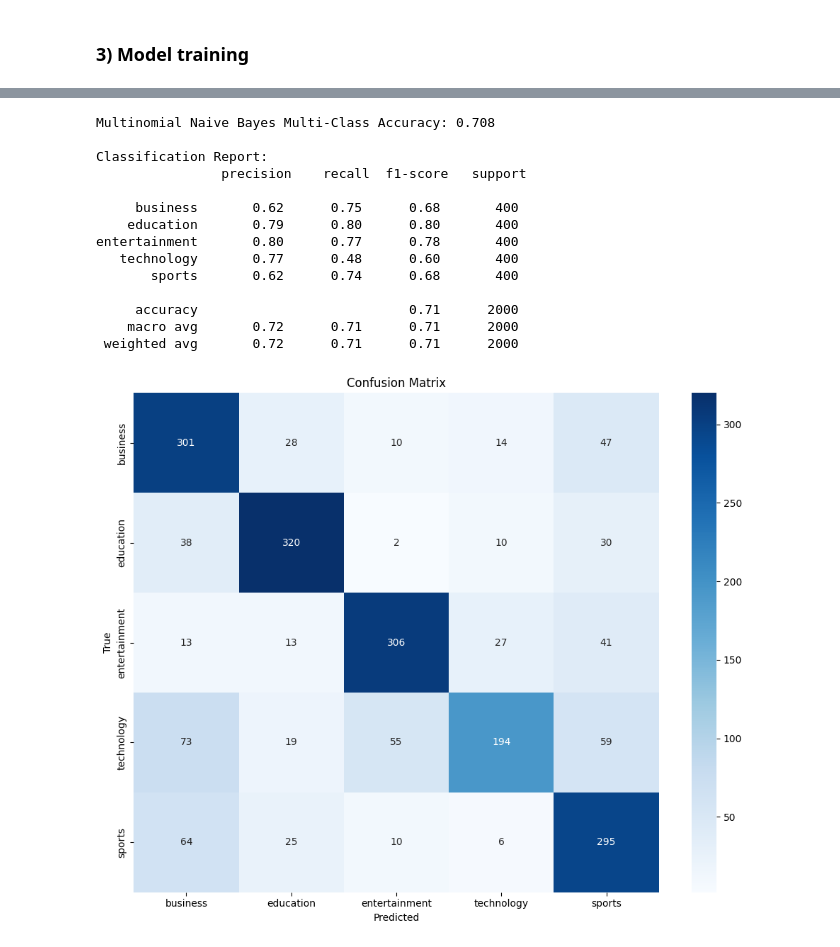
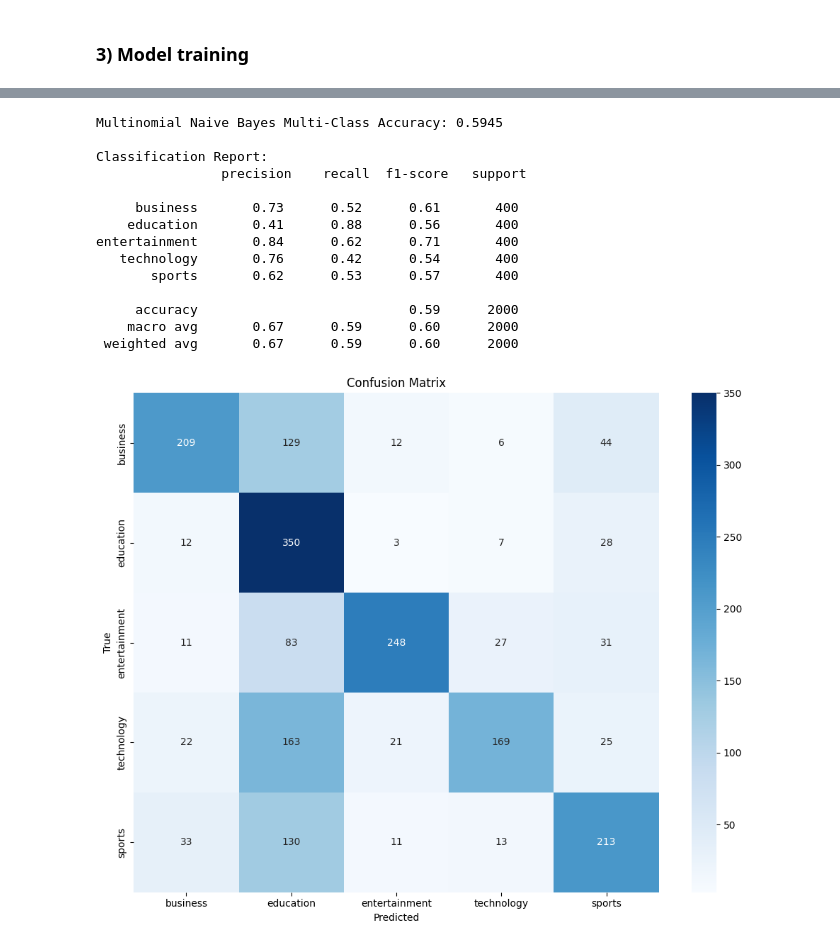
Before and after one commit to MT-Maverick/Explora_AI_Team_14_Classification_Project, a Jupyter notebook: Streamlit/notebook.ipynb, the cells around one changed output, grey strips where cells are left out. Saved outputs shown, nothing was run; the diff lists cells and outputs as text; code cells hidden in the pictures.

```diff
--- a/Streamlit/notebook.ipynb
+++ b/Streamlit/notebook.ipynb
@@ -47,7 +52,7 @@ def remove_punctuation_numbers_and_stopwords(text):
 
     word_tokens = word_tokenize(text)   #Tokenize text to find stopwords more easily
 
-    filterd_text = " ".join([w for w in word_tokens if w not in (stop_words and pun_nums)])
+    filterd_text = " ".join([w for w in word_tokens if w not in (stop_words and pun_nums) and char.is])
 
     second_check = re.sub(r'[^\w\s]','',filterd_text)
 
@@ -91,15 +98,16 @@ to identify them.
 
 """
 def vectorize_data(column):
-    vect = CountVectorizer(min_df=0.01)
+    vect = CountVectorizer(stop_words=stopwords.words('english'),min_df=0.05)
     X_train = vect.fit_transform(train_df[column]).toarray()       #we use .toarray() to convert the matrix into a numpy array
     X_test = vect.transform(test_df[column]).toarray()
+    vocabulary = vect.get_feature_names_out()
 
-    return X_train, X_test
+    return X_train, X_test, vocabulary
 
-X_headlines_train, X_headlines_test = vectorize_data('headlines')
-X_deascription_train, X_deascription_test = vectorize_data('description')
-X_content_train, X_content_test = vectorize_data('content')
+X_headlines_train, X_headlines_test, headlines_vocabulary = vectorize_data('headlines')
+X_description_train, X_description_test, description_vocabulary = vectorize_data('description')
+X_content_train, X_content_test, content_vocabulary = vectorize_data('content')
 
 
 print('X_headlines-train:',X_headlines_train.shape)
@@ -188,31 +197,5 @@ entertainment       0.78      0.76      0.77       400
 # %%
-from sklearn.naive_bayes import MultinomialNB
-from sklearn.metrics import accuracy_score, confusion_matrix, classification_report
-import matplotlib.pyplot as plt
-import seaborn as sns
-import pandas as pd
-import numpy as np
-
 def fit_multinomial_nb_multiclass(X_train, y_train, X_test, y_test, class_names=None):
-    """
-    Trains a Multinomial Naive Bayes classifier for multi-class classification,
-    evaluates its performance, and generates a confusion matrix.
-
-    Args:
-        X_train: Training data features (should be non-negative counts).
-        y_train: Training data labels.
-        X_test: Testing data features (should be non-negative counts).
-        y_test: Testing data labels.
-        class_names: (Optional) A list of class names for better visualization
-                     in the confusion matrix. If None, class labels will be used.
-
-    Returns:
-        A tuple containing:
-        - nb_model: The trained MultinomialNB model.
-        - confusion_matrix_fig: A matplotlib figure of the confusion matrix.
-        - accuracy: The accuracy of the model on the test set.
-        - classification_report_str: A string representation of the classification report.
-    """
 
     nb_model = MultinomialNB()  # Initialize the Multinomial Naive Bayes model
     nb_model.fit(X_train, y_train)
@@ -223,51 +206,42 @@ def fit_multinomial_nb_multiclass(X_train, y_train, X_test, y_test, class_names=
     # Calculate accuracy
     accuracy = accuracy_score(y_test, y_pred)
 
     # Generate confusion matrix
     cm = confusion_matrix(y_test, y_pred)
 
     # Create a figure for the confusion matrix
     confusion_matrix_fig = plt.figure(figsize=(10, 8))  # Increased size for potentially more classes
 
-    # Determine labels for the confusion matrix
-    if class_names is None:
-        labels = sorted(np.unique(np.concatenate((y_test, y_pred)))) #get all unique values
-    else:
-        labels = class_names
-
-    sns.heatmap(cm, annot=True, fmt="d", cmap="Blues", xticklabels=labels, yticklabels=labels)
+    sns.heatmap(cm, annot=True, fmt="d", cmap="Blues", xticklabels=class_names, yticklabels=class_names)
     plt.xlabel("Predicted")
     plt.ylabel("True")
     plt.title("Confusion Matrix")
     plt.tight_layout()
 
     # Generate classification report
     classification_report_str = classification_report(y_test, y_pred, target_names=class_names)
 
     return nb_model, confusion_matrix_fig, accuracy, classification_report_str
 
 
 class_names = y_test.unique()
-nb_model, nb_graph, nb_accuracy, nb_report = fit_multinomial_nb_multiclass(
-    X_headlines_train, y_train, X_headlines_test, y_test, class_names=class_names
-)
+nb_model, nb_graph, nb_accuracy, nb_report = fit_multinomial_nb_multiclass(X_headlines_train, y_train, X_headlines_test, y_test, class_names=class_names)
 
 print('Multinomial Naive Bayes Multi-Class Accuracy:', nb_accuracy)
 print("\nClassification Report:\n", nb_report)
-nb_graph.show()  # Display the confusion matrix
 # %% [output]
-Multinomial Naive Bayes Multi-Class Accuracy: 0.708
+Multinomial Naive Bayes Multi-Class Accuracy: 0.5945
 
 Classification Report:
                 precision    recall  f1-score   support
 
-     business       0.62      0.75      0.68       400
-    education       0.79      0.80      0.80       400
-entertainment       0.80      0.77      0.78       400
-   technology       0.77      0.48      0.60       400
-       sports       0.62      0.74      0.68       400
+     business       0.73      0.52      0.61       400
+    education       0.41      0.88      0.56       400
+entertainment       0.84      0.62      0.71       400
+   technology       0.76      0.42      0.54       400
+       sports       0.62      0.53      0.57       400
 
-     accuracy                           0.71      2000
-    macro avg       0.72      0.71      0.71      2000
- weighted avg       0.72      0.71      0.71      2000
+     accuracy                           0.59      2000
+    macro avg       0.67      0.59      0.60      2000
+ weighted avg       0.67      0.59      0.60      2000
-[figure, old version]
+[figure, new version]
```
Also changed, not shown: parts of 8 cells of this notebook.
